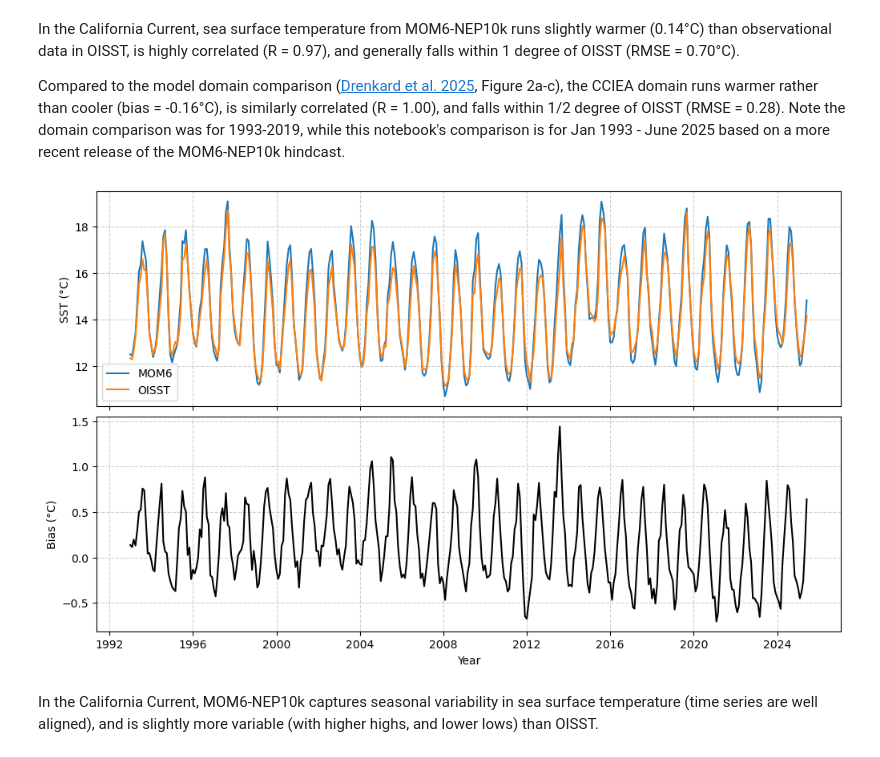
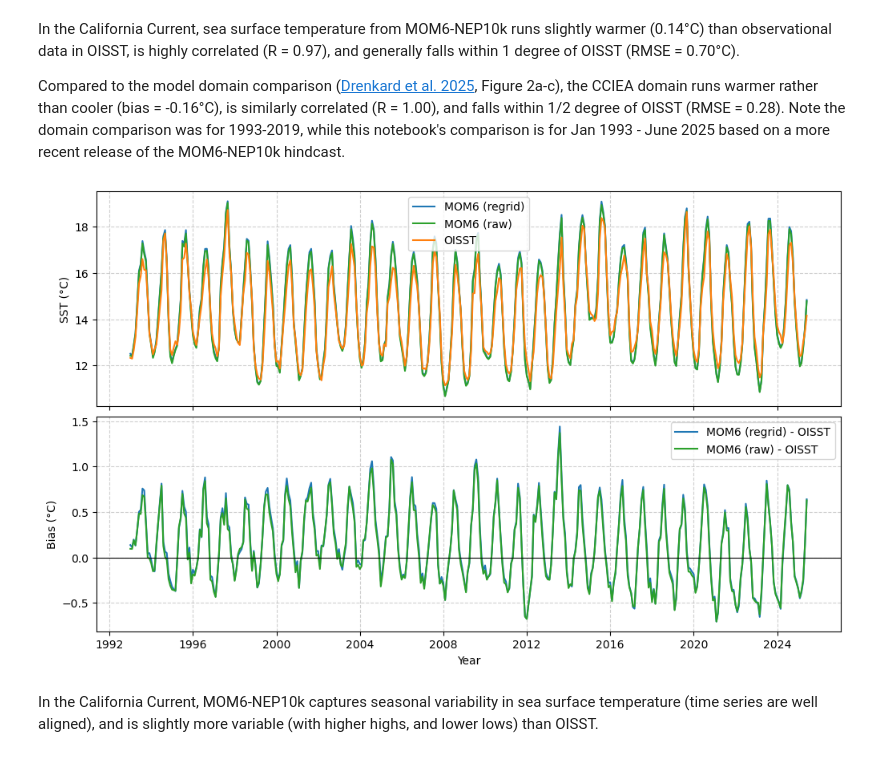
Before and after one commit to brooke-l-hawkins-noaa/mom6-based-esr-indices, a Jupyter notebook: sst_anomaly/sst-comparison.ipynb, the cells around one changed output. Drawn from its saved outputs; the diff is of its cells as text; code cells hidden in the pictures.

Commit message:
add comparison between raw and regrid MOM6 vs. the observational OISST data

```diff
--- a/sst_anomaly/sst-comparison.ipynb
+++ b/sst_anomaly/sst-comparison.ipynb
@@ -27,5 +29,6 @@ config = {
 ## Load data
 # %%
 # load datasets
-sst_mom6 = xr.open_dataset(config["mom6_path"])
-sst_oisst = xr.open_dataset(config["oisst_path"])
+mom6_regrid_data = xr.open_dataset(config["mom6_regrid_path"])
+mom6_raw_data = xr.open_dataset(config["mom6_raw_path"])
+oisst_data = xr.open_dataset(config["oisst_path"])
@@ -34,6 +37,7 @@ I confirmed that the MOM6 subset here has duplicates for the last six months of
 # %%
-# remove duplicates from MOM6
-sst_mom6 = sst_mom6.drop_duplicates(dim="time", keep="first")
+# remove duplicate time steps from MOM6
+mom6_regrid_data = mom6_regrid_data.drop_duplicates(dim="time", keep="first")
+mom6_raw_data = mom6_raw_data.drop_duplicates(dim="time", keep="first")
 # %% [markdown]
 ## Define spatial and temporal extents
 
@@ -143,7 +205,7 @@ Perfectly regular grid resolution of 0.25 latitudinal degrees by 0.25 longitudin
 Calculate weights based on latitude to area-weight statistics. The area of each 1/2 degree by 1/2 degree grid cell varies with latitude, since the distance that one degree of longitude represents shrinks when moving from the equator to the poles. If comparison statistics are not area weighted, then smaller cells further north (which are generally cooler waters) will bias comparisons.
 # %%
 # calculate latitude-based area weights
-weights = np.cos(np.deg2rad(sst_oisst_subset.lat_vec))
+weights = np.cos(np.deg2rad(oisst_subset.lat_vec))
 # %% [markdown]
 ## Calculate comparisons
 
@@ -173,14 +242,22 @@ oisst_spatial = oisst_data.mean(dim="time")
 # %% [markdown]
 ### Bias
 # %%
-# calculate bias
-error = mom6_data - oisst_data
-error_weighted = error.weighted(weights)
+# calculate bias for raw
+error_raw = mom6_raw_data - oisst_data
+error_weighted_raw = error_raw.weighted(weights)
 # make sure to area weight calculation across spatial dimensions
-bias_global = error_weighted.mean().item()
-bias_temporal = error_weighted.mean(dim=["lat_vec", "lon_vec"])
+bias_global_raw = error_weighted_raw.mean().item()
+bias_temporal_raw = error_weighted_raw.mean(dim=["lat_vec", "lon_vec"])
 # no need to area weight calculation across time dimension
-bias_spatial = error.mean(dim="time")
+bias_spatial_raw = error_raw.mean(dim="time")
+
+# calcualte bias for regrid
+error_regrid = mom6_regrid_data - oisst_data
+error_regrid_weighted = error_regrid.weighted(weights)
+bias_global_regrid = error_regrid_weighted.mean().item()
+bias_temporal_regrid = error_regrid_weighted.mean(dim=["lat_vec", "lon_vec"])
+# no need to area weight calculation across time dimension
+bias_spatial_regrid = error_regrid.mean(dim="time")
 # %% [markdown]
 ### Correlation
 # %%
@@ -226,31 +332,35 @@ Compared to the model domain comparison ([Drenkard et al. 2025](https://doi.org/
 # %%
 # visualize time series with average temperatures and bias
 
 # create a figure with 2 rows and 1 column, sharing the x-axis
 fig, (ax1, ax2) = plt.subplots(
     nrows=2, ncols=1, figsize=(10, 6), layout="constrained", sharex=True
 )
 
-# subplot a) average temperatures for MOM6 and OISST
-mom6_mean_temporal.plot(ax=ax1, label="MOM6", color="tab:blue")
+# subplot a) average temperatures for both MOM6 products and OISST
+mom6_mean_temporal_regrid.plot(ax=ax1, label="MOM6 (regrid)", color="tab:blue")
+mom6_mean_temporal_raw.plot(ax=ax1, label="MOM6 (raw)", color="tab:green")
 oisst_mean_temporal.plot(ax=ax1, label="OISST", color="tab:orange")
 ax1.legend()
 ax1.set_ylabel("SST (°C)")
 ax1.set_xlabel("")
 
-# subplot b) bias
-bias_temporal.plot(ax=ax2, color="black")
+# subplot b) bias for both MOM6 products
+bias_temporal_regrid.plot(ax=ax2, label="MOM6 (regrid) - OISST", color="tab:blue")
+bias_temporal_raw.plot(ax=ax2, label="MOM6 (raw) - OISST", color="tab:green")
+ax2.axhline(0, color="black", linewidth=0.8)
+ax2.legend()
 ax2.set_ylabel("Bias (°C)")
 ax2.set_xlabel("Year")
 
 # add grid
 ax1.grid(True, linestyle="--", alpha=0.6)
 ax2.grid(True, linestyle="--", alpha=0.6)
 
 # display plot
 plt.show()
 # %% [output]
-[figure, old version]
+[figure, new version]
 # %% [markdown]
 In the California Current, MOM6-NEP10k captures seasonal variability in sea surface temperature (time series are well aligned), and is slightly more variable (with higher highs, and lower lows) than OISST.
 # %%
```
Also changed, not shown: parts of 18 cells of this notebook.
